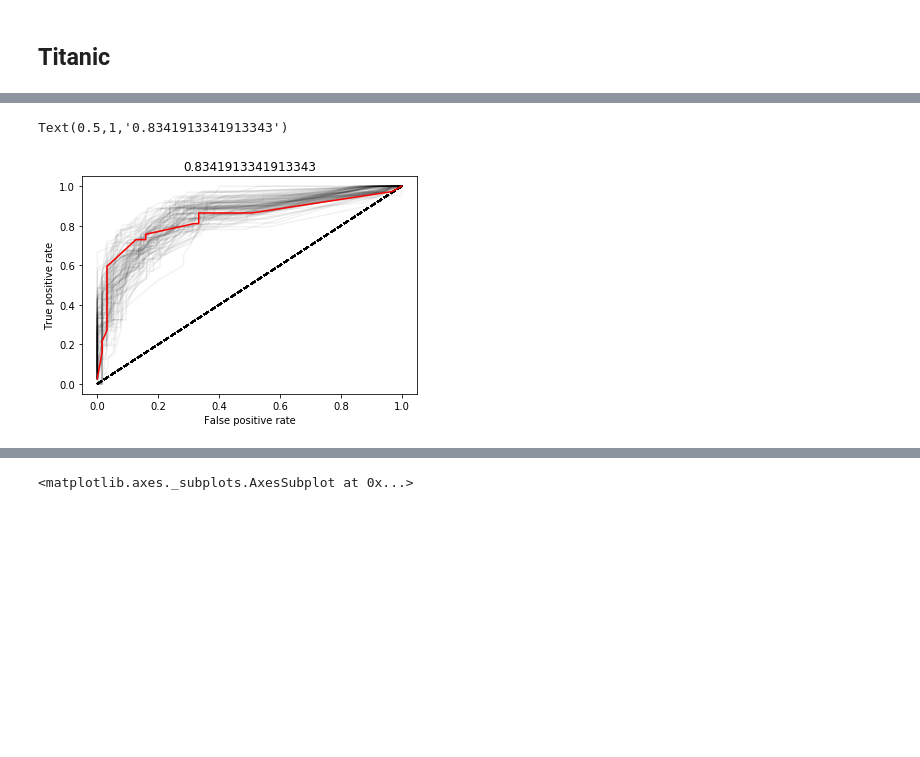
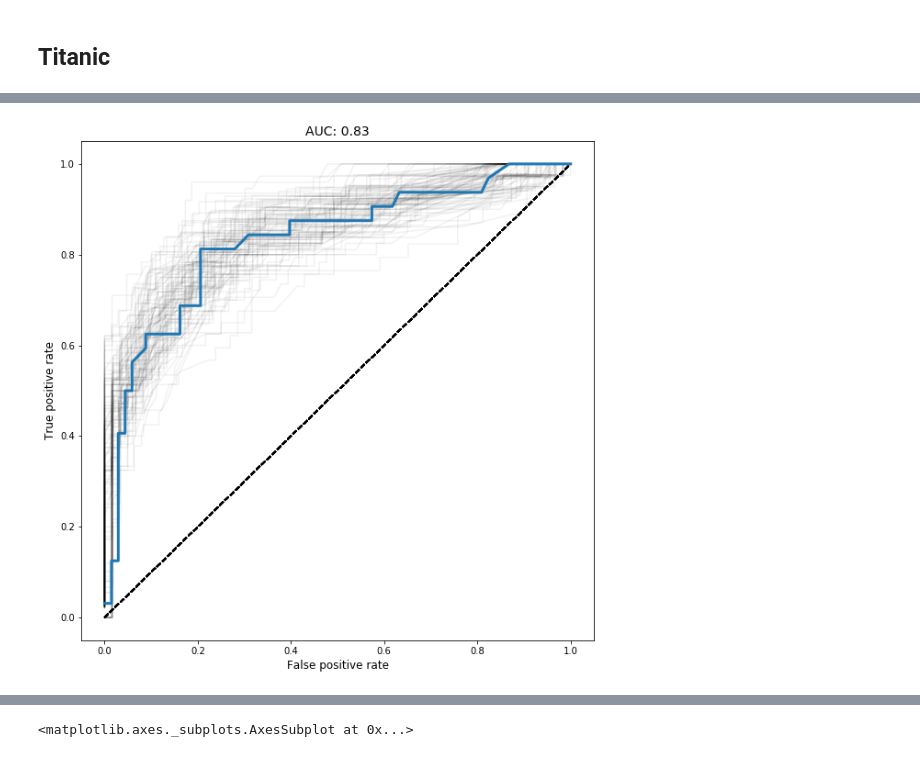
Before and after one commit to crawles/logistic-regression-from-scratch, a Jupyter notebook: nn from scratch.ipynb, the cells around one changed output, grey strips where cells are left out. Drawn from its saved outputs; the diff is of its cells as text; code cells hidden in the pictures; blank space fills up the shorter version.

```diff
--- a/nn from scratch.ipynb
+++ b/nn from scratch.ipynb
@@ -56,7 +56,7 @@ sinwave = ((df_data.f2 < .3+.8*np.sin(2*df_data.f1))).astype(int)
 sinwave = ((df_data.f2 < -.5 + np.sin(1.5+2*df_data.f1))).astype(int)
 
 # build dep variable
-df_data['y'] = diag_line
+df_data['y'] = box
 # mix order
 df = df_data.sample(frac=1.)
 
@@ -107,20 +107,20 @@ def cross_entropy(y_pred, y):
 
 def add_features(_df):
     df = _df.copy()
-#     df['f1f2'] = df['f1'] * df['f2']
-#     df['f1+f2'] = df['f1'] + df['f2']
-#     df['f1_2'] = df['f1']**2
-#     df['f2_2'] = df['f2']**2
-#     df['f1_3'] = df['f1']**3
-#     df['f2_3'] = df['f2']**3
-#     df['f1_div_f2'] = df['f1'] / df['f2']
-#     df['bias'] = 1
+    df['f1f2'] = df['f1'] * df['f2']
+    df['f1+f2'] = df['f1'] + df['f2']
+    df['f1_2'] = df['f1']**2
+    df['f2_2'] = df['f2']**2
+    df['f1_3'] = df['f1']**3
+    df['f2_3'] = df['f2']**3
+    df['f1_div_f2'] = df['f1'] / df['f2']
+    df['bias'] = 1
     return df
 
 
-
+#
 BATCH_SIZE = 100
-STEPS = 420
+STEPS = 800
 LEARNING_RATE = 1
 
 
@@ -209,7 +210,7 @@ df = pd.get_dummies(titanic)#.fillna(-1)
 df.age = df.age.fillna(df.age.median())
 df = df.drop('adult_male', axis=1)
 df = df.rename(columns={'survived': 'y'})
-df = df[['y', 'is_child', '# siblings aboard', 'pclass', 'sex_male']]
+df = df[['y', 'age', 'pclass', 'sex_male']]
 msk = np.random.rand(len(df)) < 0.8
 _traindf = df[msk]
 _evaldf = df[~msk]
@@ -236,7 +243,7 @@ from sklearn.metrics import roc_auc_score, roc_curve, auc
 def add_features(_df):
     df = _df.copy()
 #     df = cross_columns(df, column_one, cross_columns_starts_with)
-#     df['child_siblings'] = df.is_child * df['# siblings aboard']
+    df['sex_age'] = df.sex_male * df.age
 #     df['bias'] = 1
     return df
 
@@ -263,6 +270,12 @@ def train():
     traindf[features] = normalize(traindf[features])
     evaldf[features] = normalize(evaldf[features])
 
+    def get_next_batch(df, start, end):
+        if end > df.shape[0]:
+            df = df.sample(frac=1.)
+            start = 0
+            end = BATCH_SIZE
+        return df.iloc[start:end,:][features], df.iloc[start:end]['y']
 
     LEARNING_RATE = 0.01
     # initialize
@@ -289,26 +302,26 @@ for i in range(100):
 # %%
 from sklearn.metrics import roc_auc_score, roc_curve, auc
 
 def plot_roc(ax, fpr, tpr, **kwargs):
     ax.plot([0, 1], [0, 1], 'k--')
     ax.plot(fpr, tpr, **kwargs)
-    ax.set_xlabel('False positive rate')
-    ax.set_ylabel('True positive rate')
+    ax.set_xlabel('False positive rate', size=12)
+    ax.set_ylabel('True positive rate', size=12)
     ax.set_title('ROC curve')
 
-fig, ax = plt.subplots(1,1)
+fig, ax = plt.subplots(1,1,figsize=(10,10))
 fprs = []
 tprs = []
 for r in results:
     fpr, tpr, _ = r
     plot_roc(ax, fpr, tpr, color='black', alpha=0.05)
     fprs.extend(fpr.tolist())
     tprs.append(tpr.tolist())
-plot_roc(ax, fpr, tpr, alpha=1, color='blue')
-plt.title(auc(fpr, tpr))
+plot_roc(ax, fpr, tpr, alpha=1, color=sns.color_palette()[0], linewidth=3)
+plt.title('AUC: {:2.2f}'.format(auc(fpr, tpr)), size=14)
+plt.savefig('results/titanic_auc', dpi=200)
 # %% [output]
-Text(0.5,1,'0.8341913341913343')
-[figure, old version]
+[figure, new version]
 # %%
 from sklearn.metrics import roc_auc_score, roc_curve, auc
 
```
Also changed, not shown: parts of 10 cells of this notebook, 46 other files.
